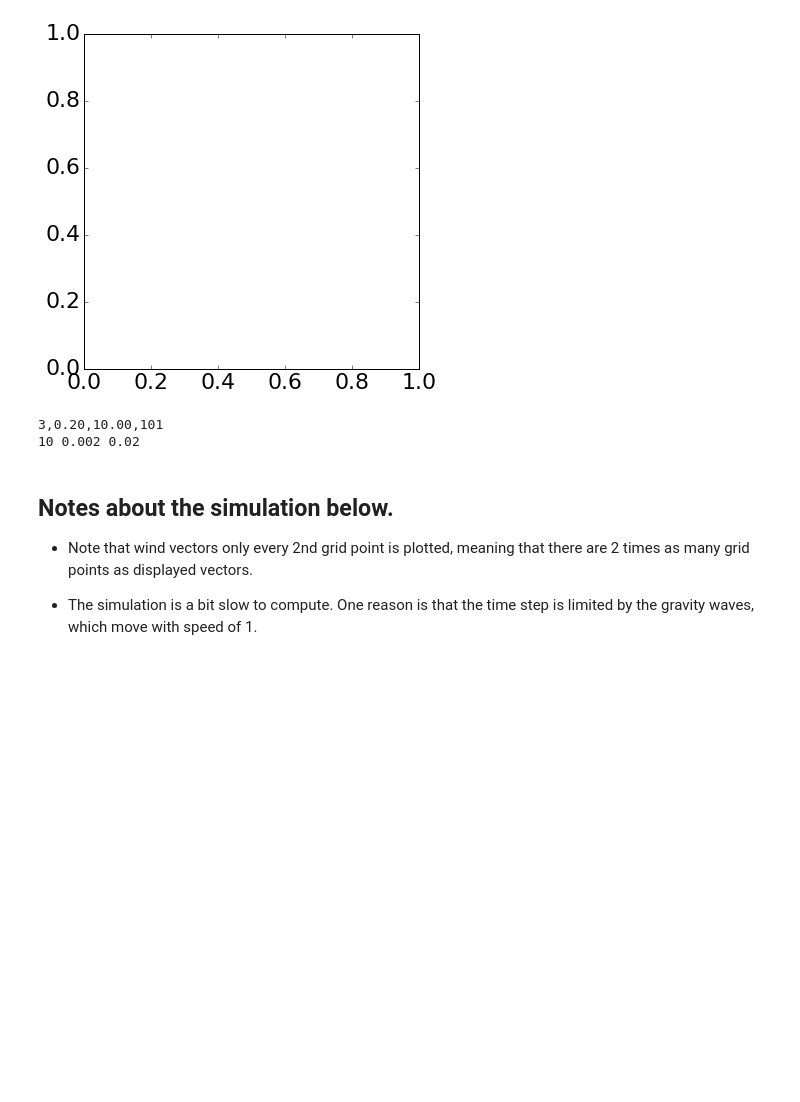
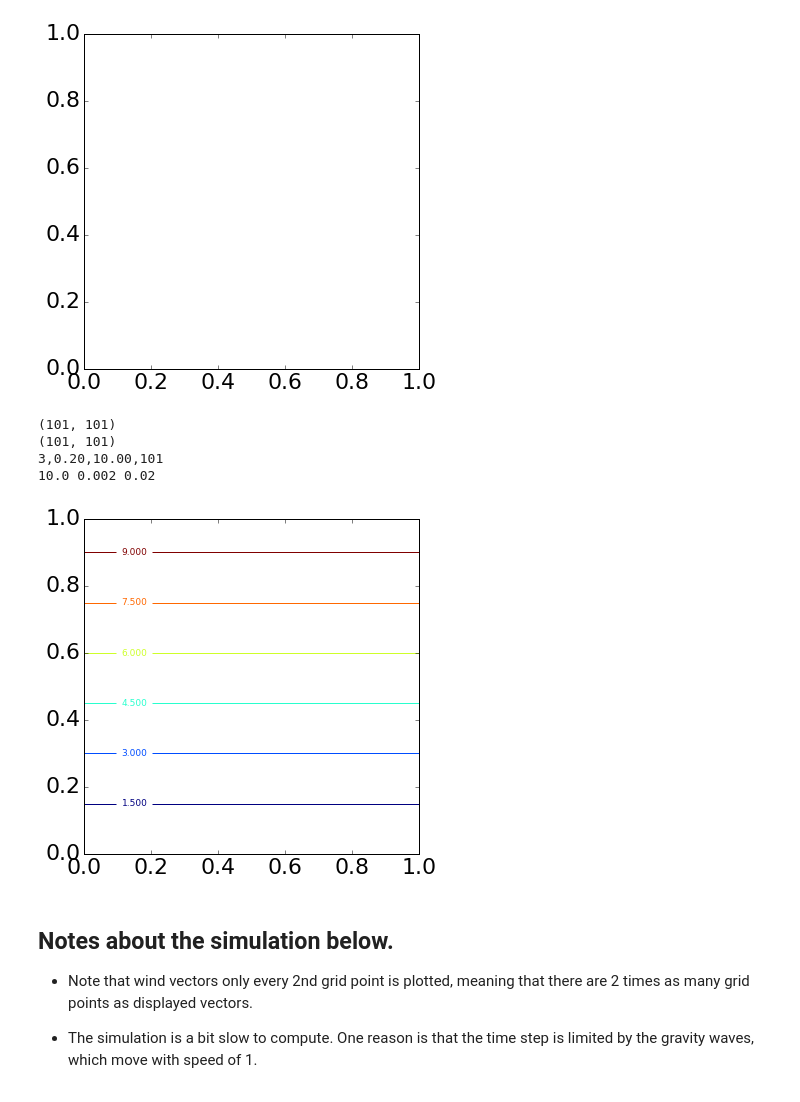
Before and after one commit to Mole45/MMet_Project, a Jupyter notebook: Project-ShallowWater2D.ipynb, the cells around one changed output. Cells and saved outputs as stored; diff of their text form; code cells hidden in the pictures; blank space fills up the shorter version.

```diff
--- a/Project-ShallowWater2D.ipynb
+++ b/Project-ShallowWater2D.ipynb
@@ -338,7 +340,11 @@ while lev < hic + 0.1*dc:
 vd = 2 # vector skip (vd=1 plots all arrows)
 speedmax = 0.05 # anticipated maximum speed
 # %%
-fcoriolis = 10
+#fcoriolis = 1
+beta = 10.
+print(yu.shape)
+fcoriolis = beta*yu[:,:]
+print(fcoriolis.shape)
 cphase = 1.
 u_est = 0.6
 dtlim = 0.2 # fraction of a grid space a wave is allowed to travel in one time unit
@@ -347,7 +353,7 @@ dt = (dtlim *dx)/max(cphase,u_est)
 
 fdt_crit = 0.5 #determined by experimentation, crit value when dtlim = 0.2
 
-dt = min(fdt_crit/fcoriolis,dt) #force fdt <= fdt_crit
+dt = min(fdt_crit/beta,dt) #force fdt <= fdt_crit
 
 tstop = 1.75 # stop when t>tstop
 dplot = .05 # time increment between plots
@@ -360,12 +366,20 @@ dti = tstop*((c-1)/(mult-1))
 
 aborder = 3 # Adams-Bashforth order: 1, 2 or 3 [Set to 10 for Forwards-Backwards]
 varStep = True
-expt = '%d,%3.2f,%5.2f,%d' % (aborder, dtlim, fcoriolis, Ny)
+expt = '%d,%3.2f,%5.2f,%d' % (aborder, dtlim, beta, Ny)
 print(expt)
-print(fcoriolis,dt,dt*fcoriolis)
+print(beta,dt,dt*beta)
 # %% [output]
+(101, 101)
+(101, 101)
 3,0.20,10.00,101
-10 0.002 0.02
+10.0 0.002 0.02
+# %%
+quick,simple3 = plt.subplots(figsize=(6,6))
+CH3 = simple3.contour(xu,yu,fcoriolis) #must assign a variable name to the contour plot
+plt.clabel(CH3, fontsize=9, inline=1);
+# %% [output]
+[figure, added]
 # %%
 def plot(xp,yp,h,mylevs,xu,vd,yu,u,ymax,xmax,v,speedmax,expt):
     ax2.clear()
```
Also changed, not shown: parts of 2 cells of this notebook.
